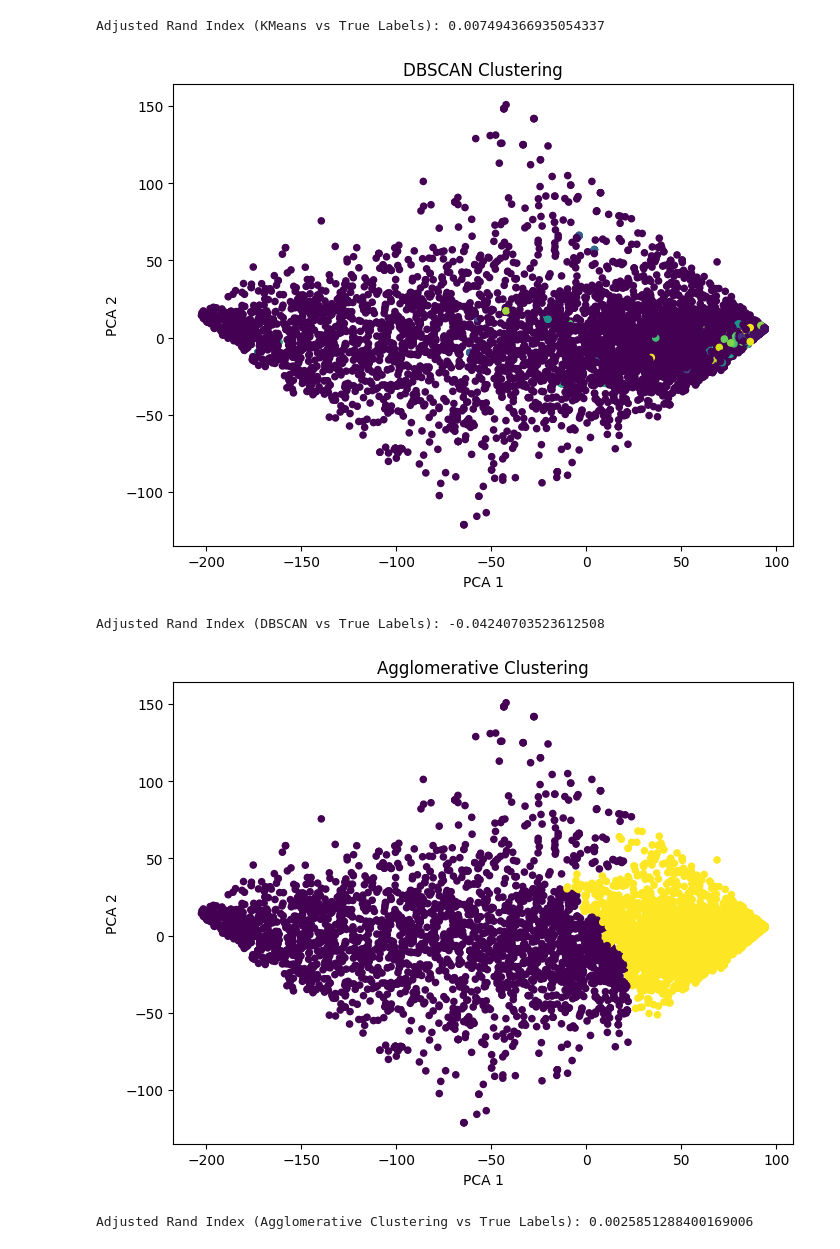
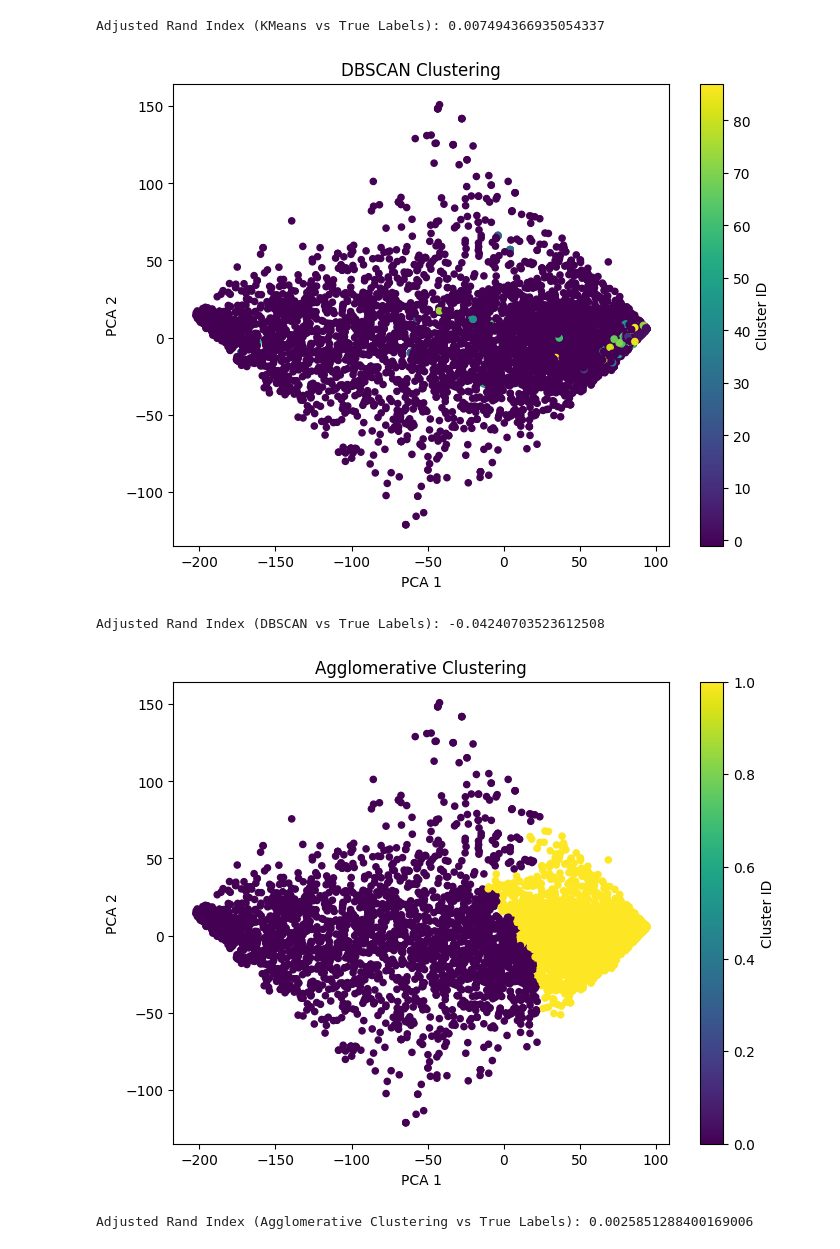
Before and after one commit to GSlIcKeR/MLearning_HW, a Jupyter notebook: MLHW2.ipynb, the cells around one changed output. Saved outputs shown, nothing was run; the diff lists cells and outputs as text; code cells hidden in the pictures.

```diff
--- a/MLHW2.ipynb
+++ b/MLHW2.ipynb
@@ -64,8 +64,10 @@ print(f"Adjusted Rand Index (KMeans vs True Labels): {adjusted_rand_score(data['
 [figure]
 Adjusted Rand Index (KMeans vs True Labels): 0.007494366935054337
 # %%
+from sklearn.cluster import DBSCAN
+
 # Кластеризация с помощью DBSCAN
-dbscan = DBSCAN(eps=0.5, min_samples=5)  # Параметры могут быть настроены в зависимости от данных
+dbscan = DBSCAN(eps=0.5, min_samples=5)
 dbscan_labels = dbscan.fit_predict(data_pca)
 
 # Визуализация кластеров DBSCAN
@@ -74,28 +76,32 @@ plt.scatter(data_pca[:, 0], data_pca[:, 1], c=dbscan_labels, cmap='viridis', s=2
 plt.title('DBSCAN Clustering')
 plt.xlabel('PCA 1')
 plt.ylabel('PCA 2')
+plt.colorbar(label='Cluster ID')  # Добавляем цветовую шкалу для меток кластеров
 plt.show()
 
 # Сравнение кластеров DBSCAN с истинными метками
 print(f"Adjusted Rand Index (DBSCAN vs True Labels): {adjusted_rand_score(data['is_spam'], dbscan_labels)}")
 # %% [output]
-[figure, old version]
+[figure, new version]
 Adjusted Rand Index (DBSCAN vs True Labels): -0.04240703523612508
 # %%
+from sklearn.cluster import AgglomerativeClustering
+
 # Кластеризация с помощью Agglomerative Clustering
-agg_clust = AgglomerativeClustering(n_clusters=2)  # 2 кластера
+agg_clust = AgglomerativeClustering(n_clusters=2)
 agg_labels = agg_clust.fit_predict(data_pca)
 
 # Визуализация кластеров Agglomerative Clustering
 plt.figure(figsize=(8,6))
 plt.scatter(data_pca[:, 0], data_pca[:, 1], c=agg_labels, cmap='viridis', s=20)
 plt.title('Agglomerative Clustering')
 plt.xlabel('PCA 1')
 plt.ylabel('PCA 2')
+plt.colorbar(label='Cluster ID')  # Добавляем цветовую шкалу для меток кластеров
 plt.show()
 
 # Сравнение кластеров Agglomerative Clustering с истинными метками
 print(f"Adjusted Rand Index (Agglomerative Clustering vs True Labels): {adjusted_rand_score(data['is_spam'], agg_labels)}")
 # %% [output]
-[figure, old version]
+[figure, new version]
 Adjusted Rand Index (Agglomerative Clustering vs True Labels): 0.0025851288400169006
```
Also changed, not shown: parts of 2 cells of this notebook.
